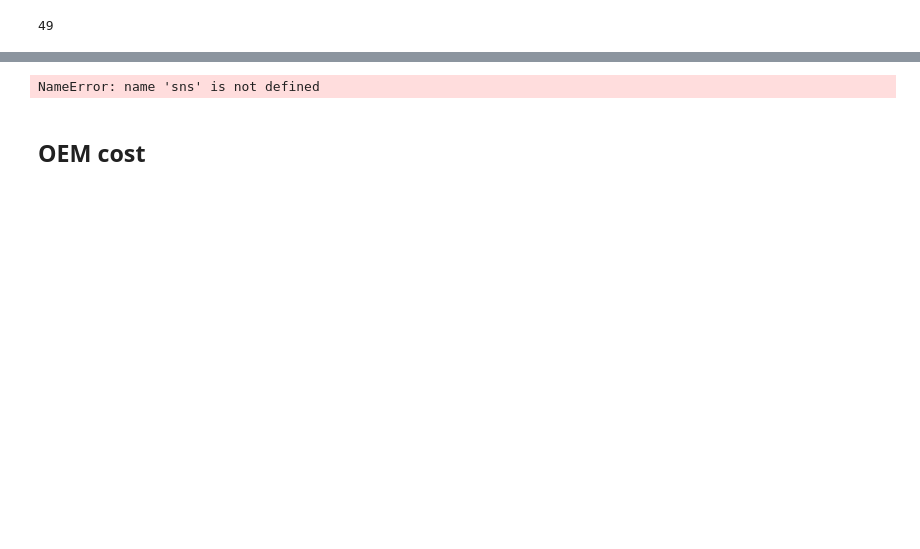
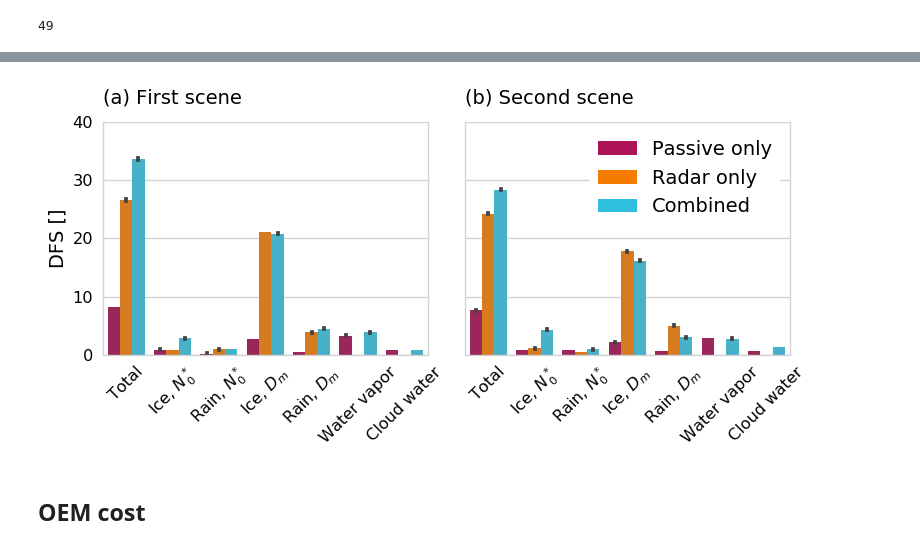
Before and after one commit to simonpf/mcrf, a Jupyter notebook: notebooks/liras/combined_results.ipynb, the cells around one changed output, grey strips where cells are left out. Saved outputs shown, nothing was run; the diff lists cells and outputs as text; code cells hidden in the pictures; blank space fills up the shorter version.

```diff
--- a/notebooks/liras/combined_results.ipynb
+++ b/notebooks/liras/combined_results.ipynb
@@ -832,4 +767,6 @@ Object `sns.catplot` not found.
 # %%
+import seaborn as sns
+sns.reset_defaults()
 import matplotlib as mpl
 import matplotlib.patches as patches
 plt.style.use("/home/simonpf/src/crac/mcrf/utils/style")
@@ -840,35 +777,44 @@ order = ["Passive only", "Radar only", "Combined"]
 fg = sns.catplot(x = "Quantity", y = "Degrees of freedom", hue = "Method", col = "Scene",
                  hue_order = order,
                  data = data, kind = "bar",  aspect = 1.5, height = 3, legend = False)
 
 
 ax = fg.axes[0, 0]
+ax.set_ylim([0, 40])
 for tick in ax.get_xticklabels():
     tick.set_rotation(45)
 #ax.grid(axis="y", zorder = 10)
 ax.set_title("")
 ax.set_title("(a) First scene", loc = "left")
-ax.set_ylabel("DOFs []")
+ax.set_ylabel("DFS []")
+ax.spines["right"].set_visible(True)
+ax.spines["right"].set_visible(True)
+ax.set_xlabel("")
 
 ax = fg.axes[0, 1]
+ax.set_ylim([0, 40])
 for tick in ax.get_xticklabels():
     tick.set_rotation(45)
 #ax.grid(axis="y", zorder = 10)
 ax.set_title("")
 ax.set_title("(b) Second scene", loc = "left")
 
 handles = [patches.Patch(facecolor = "C0"),
            patches.Patch(facecolor = "C1"),
            patches.Patch(facecolor = "C2")]
 
+ax.spines["right"].set_visible(True)
+ax.spines["right"].set_visible(True)
+ax.set_xlabel("")
+
 labels = order
 ax.legend(handles = handles, labels = labels)
 fg.fig.set_size_inches(8, 4)
 
 plt.tight_layout()
 plt.savefig("../../plots/dofs.pdf", bbox_inches = "tight")
 # %% [output]
-NameError: name 'sns' is not defined
+[figure, added]
 # %% [markdown]
 ## OEM cost
 # %%
```
Also changed, not shown: parts of 23 cells of this notebook, 21 other files.
